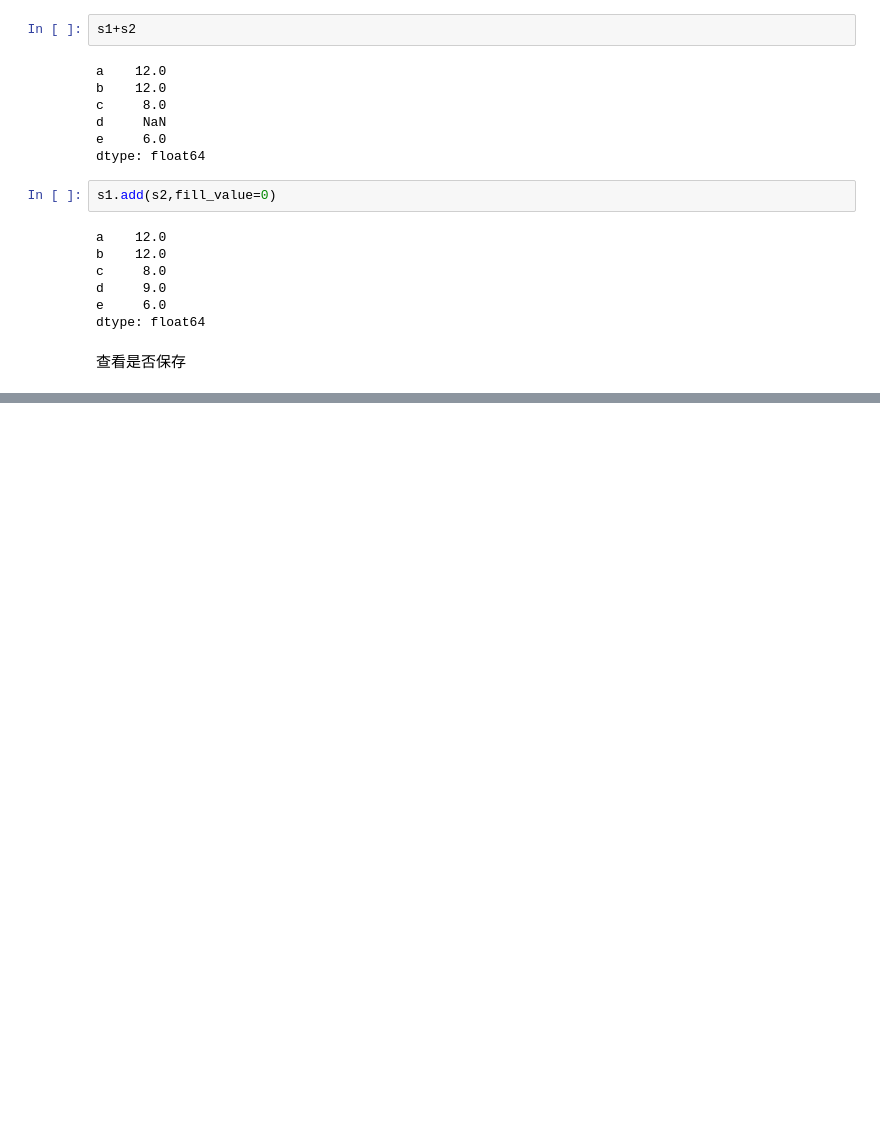
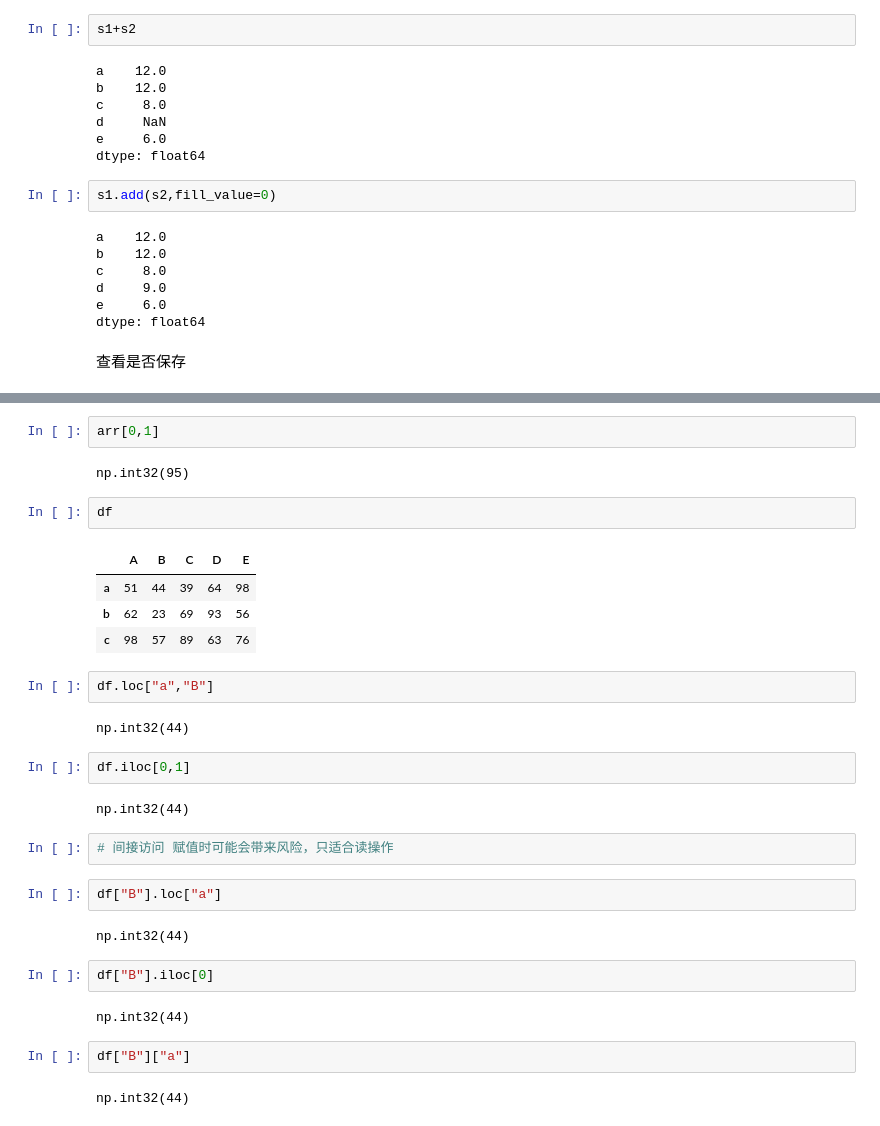
Before and after one commit to IrvingWood/pink, a Jupyter notebook: pandas_object.ipynb, the cells around one changed output, grey strips where cells are left out. Drawn from its saved outputs; the diff is of its cells as text; blank space fills up the shorter version.

```diff
--- a/pandas_object.ipynb
+++ b/pandas_object.ipynb
@@ -554,0 +918,33 @@ dtype: float64
+# %%
+arr[0,1]
+# %% [output]
+np.int32(95)
+# %%
+df
+# %% [output]
+|  | A | B | C | D | E |
+| a | 51 | 44 | 39 | 64 | 98 |
+| b | 62 | 23 | 69 | 93 | 56 |
+| c | 98 | 57 | 89 | 63 | 76 |
+# %%
+df.loc["a","B"]
+# %% [output]
+np.int32(44)
+# %%
+df.iloc[0,1]
+# %% [output]
+np.int32(44)
+# %%
+# 间接访问 赋值时可能会带来风险，只适合读操作
+# %%
+df["B"].loc["a"]
+# %% [output]
+np.int32(44)
+# %%
+df["B"].iloc[0]
+# %% [output]
+np.int32(44)
+# %%
+df["B"]["a"]
+# %% [output]
+np.int32(44)
```
Also changed, not shown: parts of 71 cells of this notebook.
